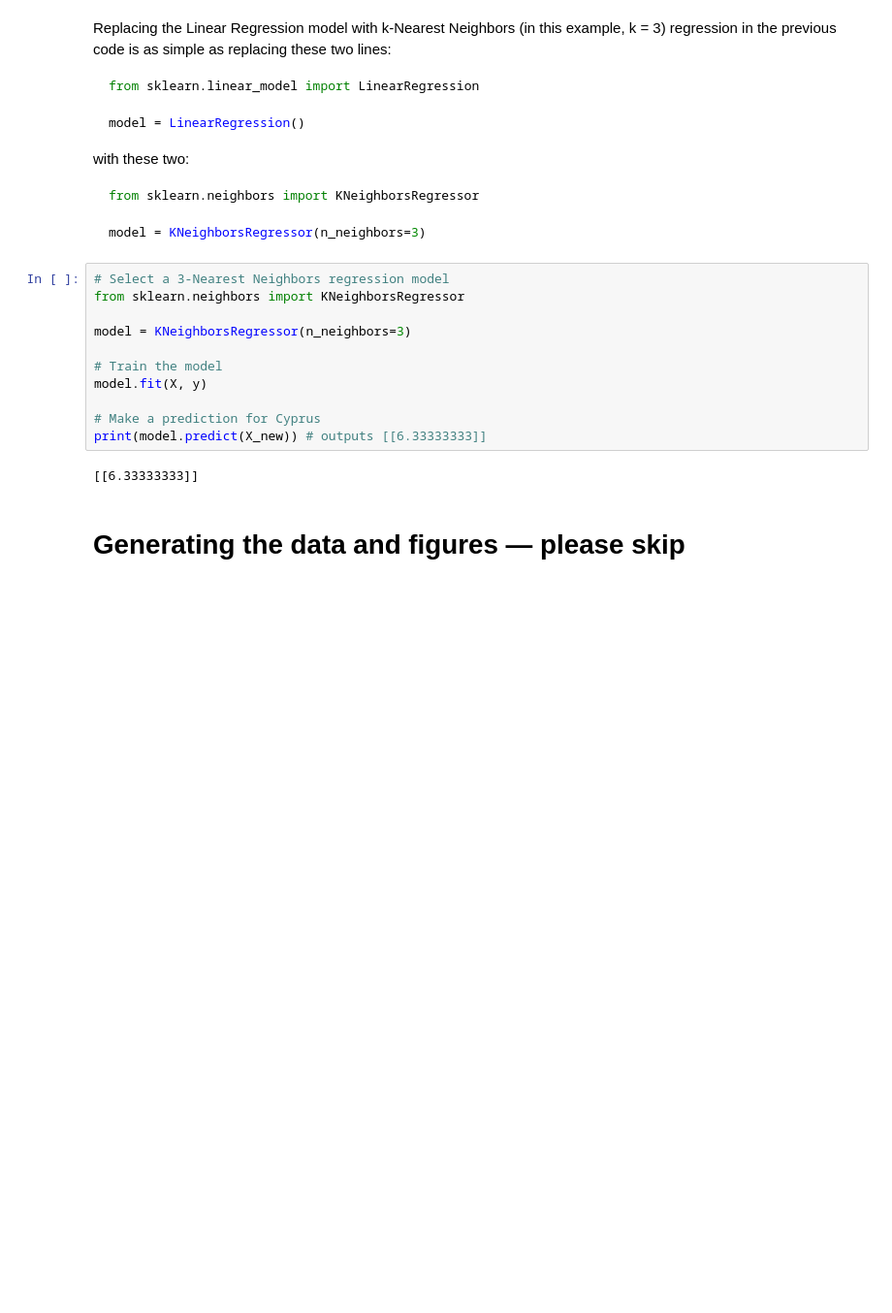
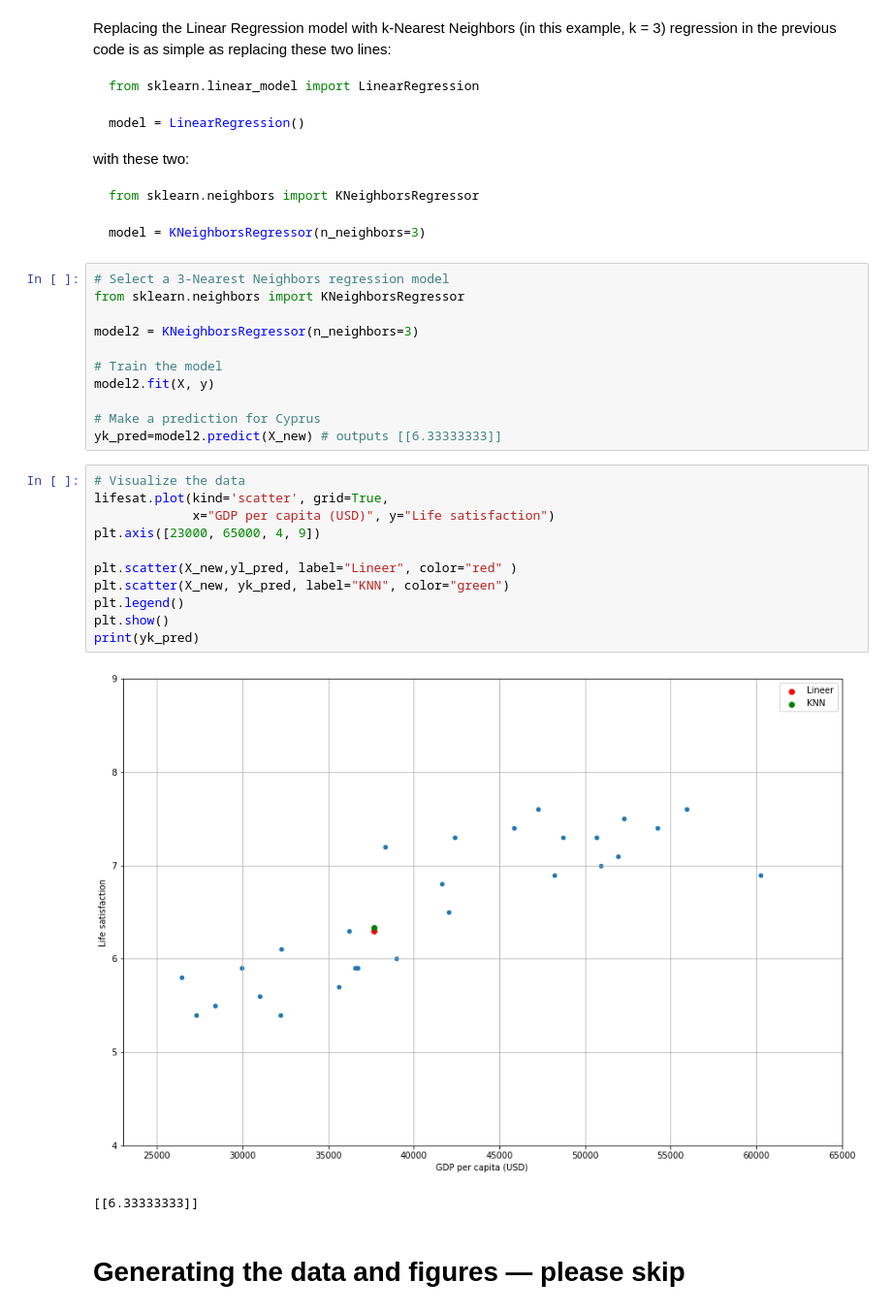
Before and after one commit to mustafabozkaya/handson-ml3, a Jupyter notebook: 01_the_machine_learning_landscape.ipynb, the cells around one changed output. Shown at 97% size. Drawn from its saved outputs; the diff is of its cells as text; blank space fills up the shorter version.

```diff
--- a/01_the_machine_learning_landscape.ipynb
+++ b/01_the_machine_learning_landscape.ipynb
@@ -114,15 +130,27 @@ model = KNeighborsRegressor(n_neighbors=3)
 # Select a 3-Nearest Neighbors regression model
 from sklearn.neighbors import KNeighborsRegressor
 
-model = KNeighborsRegressor(n_neighbors=3)
+model2 = KNeighborsRegressor(n_neighbors=3)
 
 # Train the model
-model.fit(X, y)
+model2.fit(X, y)
 
 # Make a prediction for Cyprus
-print(model.predict(X_new)) # outputs [[6.33333333]]
+yk_pred=model2.predict(X_new) # outputs [[6.33333333]]
-# %% [output]
-[[6.33333333]]
+# %%
+# Visualize the data
+lifesat.plot(kind='scatter', grid=True,
+             x="GDP per capita (USD)", y="Life satisfaction")
+plt.axis([23000, 65000, 4, 9])
+
+plt.scatter(X_new,yl_pred, label="Lineer", color="red" )
+plt.scatter(X_new, yk_pred, label="KNN", color="green")
+plt.legend()
+plt.show()
+print(yk_pred)
+# %% [output]
+[figure, added]
+[[6.33333333]]
 # %% [markdown]
 # Generating the data and figures — please skip
 # %% [markdown]
```
Also changed, not shown: parts of 6 cells of this notebook.
